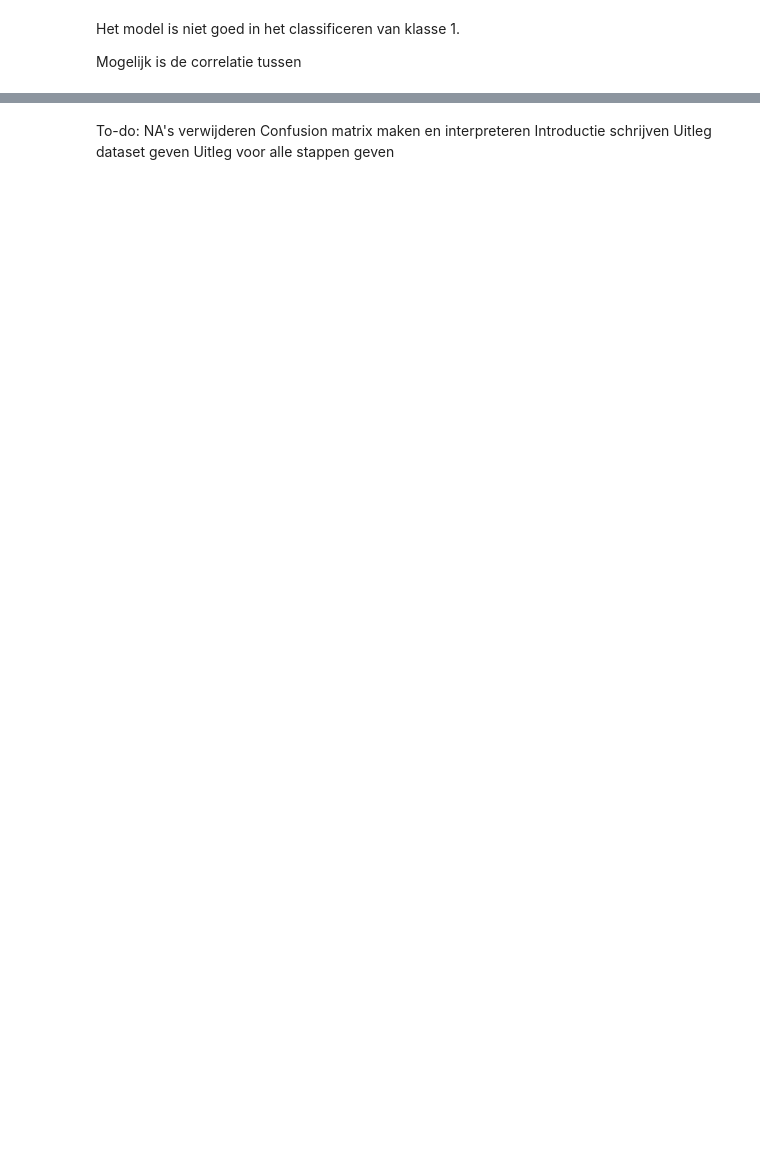
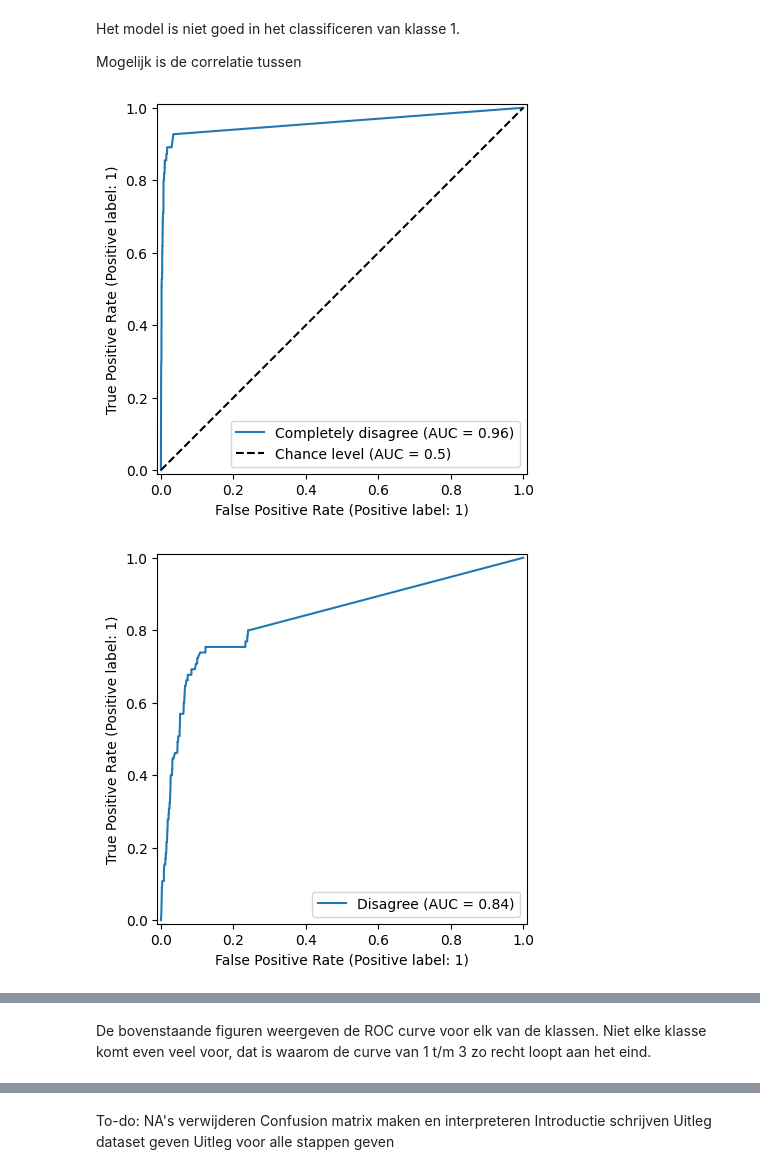
Before and after one commit to Fl-ris/Lifelines_Classifier, a Jupyter notebook: Lifelines_classifier.ipynb, the cells around one changed output, grey strips where cells are left out. Drawn from its saved outputs; the diff is of its cells as text; code cells hidden in the pictures; blank space fills up the shorter version.

Commit message:
ROC curves voor alle klassen van de te voorspellen feature geplot.

```diff
--- a/Lifelines_classifier.ipynb
+++ b/Lifelines_classifier.ipynb
@@ -518,13 +617,13 @@ NameError: name 'accuracy_score' is not defined
 Duurt lang om uit te voeren, uncomment de volgende code voor het inleveren...
 # %%
 # Cross-validatie
-# from sklearn.model_selection import cross_validate
+from sklearn.model_selection import cross_validate
 
-# metric_scores = {}
-# for model in models:
-#     scores = cross_validate(model(), X_train_smote, y_train_smote, return_train_score=True)
-#     for key, val in scores.items():
-#         scores[key] = val.mean()
-#     metric_scores[f"{model.__name__}"] = scores
+metric_scores = {}
+for model in models:
+    scores = cross_validate(model(), X_train_smote, y_train_smote,cv=5, return_train_score=True)
+    for key, val in scores.items():
+        scores[key] = val.mean()
+    metric_scores[f"{model.__name__}"] = scores
 
-# pd.DataFrame(metric_scores).T
+pd.DataFrame(metric_scores).T
@@ -561,3 +681,34 @@ sns.heatmap(confusion_matrix(y_test, y_pred), annot=True)
 Het model is niet goed in het classificeren van klasse 1.
 
 Mogelijk is de correlatie tussen
+# %%
+y_pred_probability = model.predict_proba(X_test_onehot)
+
+class_names = {
+    1.0: "Completely disagree",
+    2.0: "Disagree",
+    3.0: "No opinion",
+    4.0: "Agree",
+    5.0: "Completely agree"
+}
+
+classes = np.unique(y_train)
+
+for i, class_id in enumerate(range(len(classes))):
+    y_test_binary = (y_test == classes[i]).astype(int)
+    class_name = class_names.get(classes[i], f"Class {classes[i]}")
+
+    RocCurveDisplay.from_predictions(
+        y_test_binary,
+        y_pred_probability[:, i],
+        name=class_name,
+        plot_chance_level=(i == 0),
+    )
+
+plt.title("ROC Curves for NEIGHBOURHOOD6_T2 Classes")
+plt.xlabel("False Positive Rate")
+plt.ylabel("True Positive Rate")
+plt.show()
+# %% [output]
+[figure, added]
+[figure, added]
@@ -564,3 +718,6 @@ Mogelijk is de correlatie tussen
+# %% [markdown]
+De bovenstaande figuren weergeven de ROC curve voor elk van de klassen.
+Niet elke klasse komt even veel voor, dat is waarom de curve van 1 t/m 3 zo recht loopt aan het eind.
 # %%
 from sklearn.metrics import classification_report
 
```
Also changed, not shown: parts of 18 cells of this notebook.
